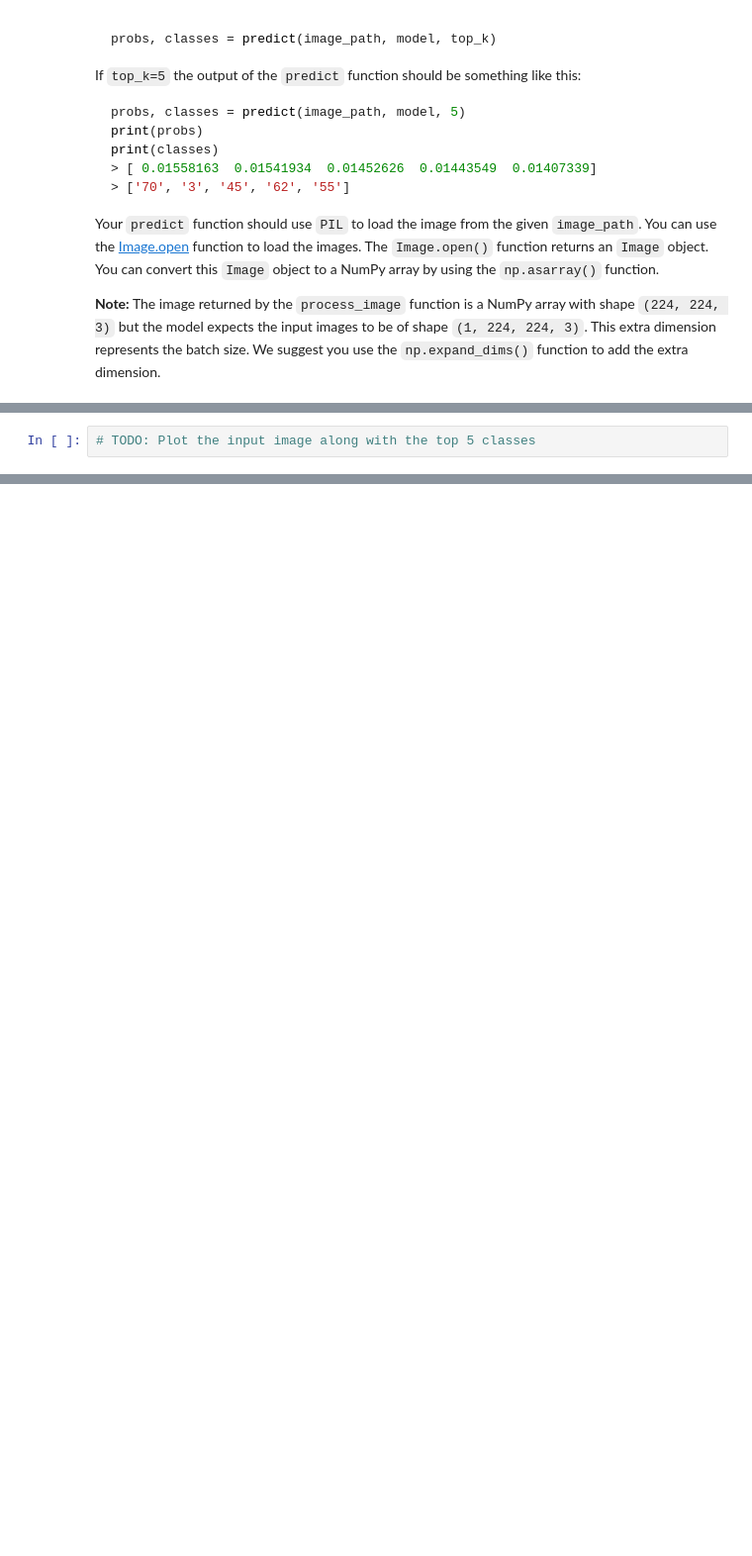
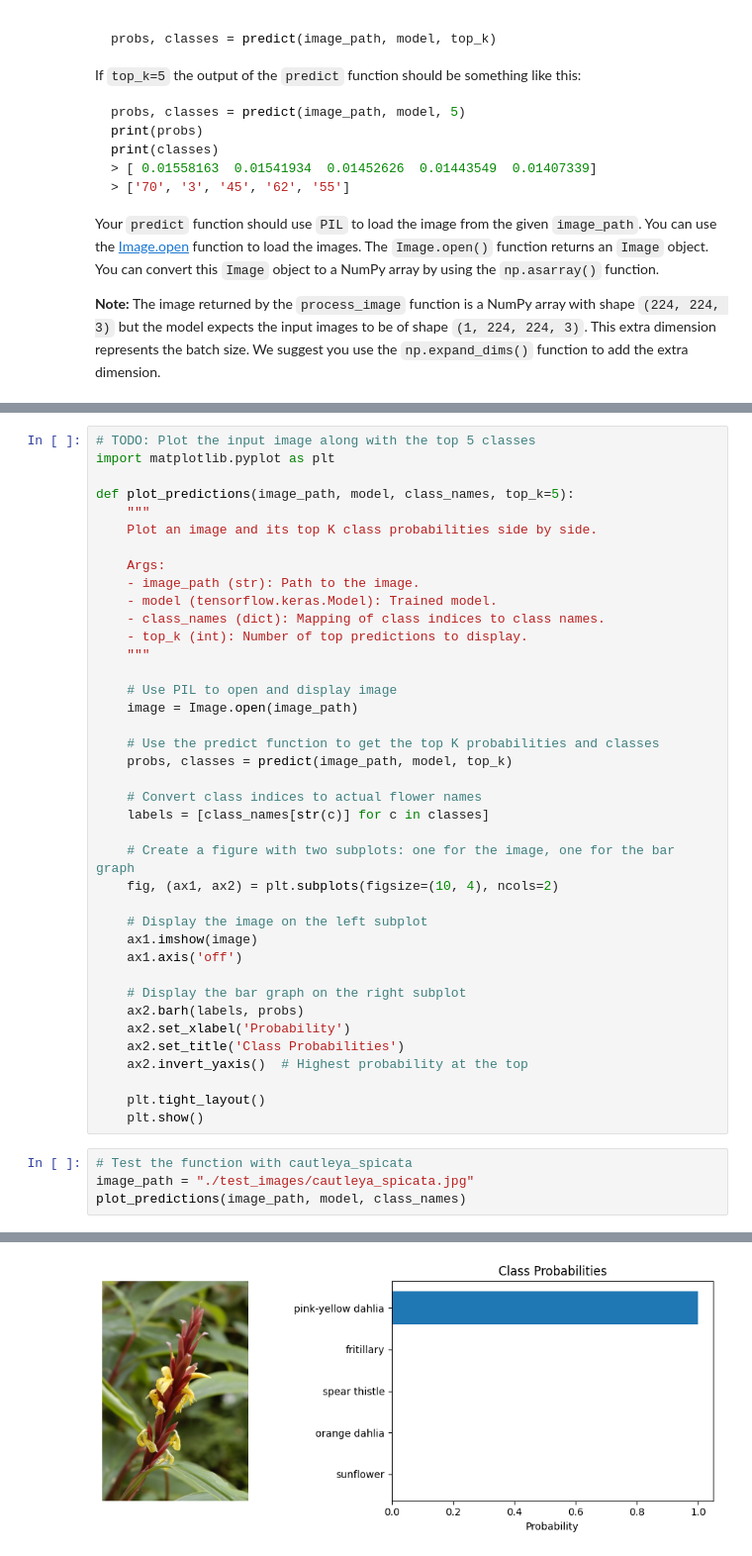
Before and after one commit to edineisantos/Image_Classifier_with_TensorFlow, a Jupyter notebook: Project_Image_Classifier_Project.ipynb, the cells around one changed output, grey strips where cells are left out. Shown at 99% size. Drawn from its saved outputs; the diff is of its cells as text; blank space fills up the shorter version.

Commit message:
Added prediction functions to the notebook.

```diff
--- a/Project_Image_Classifier_Project.ipynb
+++ b/Project_Image_Classifier_Project.ipynb
@@ -548,5 +595,47 @@ In the cell below use `matplotlib` to plot the input image alongside the probabi
 <img src='assets/inference_example.png' width=600px>
 
 You can convert from the class integer labels to actual flower names using `class_names`.
-# %%
-# TODO: Plot the input image along with the top 5 classes
+# %%
+# TODO: Plot the input image along with the top 5 classes
+import matplotlib.pyplot as plt
+
+def plot_predictions(image_path, model, class_names, top_k=5):
+    """
+    Plot an image and its top K class probabilities side by side.
+
+    Args:
+    - image_path (str): Path to the image.
+    - model (tensorflow.keras.Model): Trained model.
+    - class_names (dict): Mapping of class indices to class names.
+    - top_k (int): Number of top predictions to display.
+    """
+
+    # Use PIL to open and display image
+    image = Image.open(image_path)
+
+    # Use the predict function to get the top K probabilities and classes
+    probs, classes = predict(image_path, model, top_k)
+
+    # Convert class indices to actual flower names
+    labels = [class_names[str(c)] for c in classes]
+
+    # Create a figure with two subplots: one for the image, one for the bar graph
+    fig, (ax1, ax2) = plt.subplots(figsize=(10, 4), ncols=2)
+
+    # Display the image on the left subplot
+    ax1.imshow(image)
+    ax1.axis('off')
+
+    # Display the bar graph on the right subplot
+    ax2.barh(labels, probs)
+    ax2.set_xlabel('Probability')
+    ax2.set_title('Class Probabilities')
+    ax2.invert_yaxis()  # Highest probability at the top
+
+    plt.tight_layout()
+    plt.show()
+# %%
+# Test the function with cautleya_spicata
+image_path = "./test_images/cautleya_spicata.jpg"
+plot_predictions(image_path, model, class_names)
+# %% [output]
@@ -552,0 +643 @@ You can convert from the class integer labels to actual flower names using `clas
+[figure, added]
```
Also changed, not shown: parts of 11 cells of this notebook.
